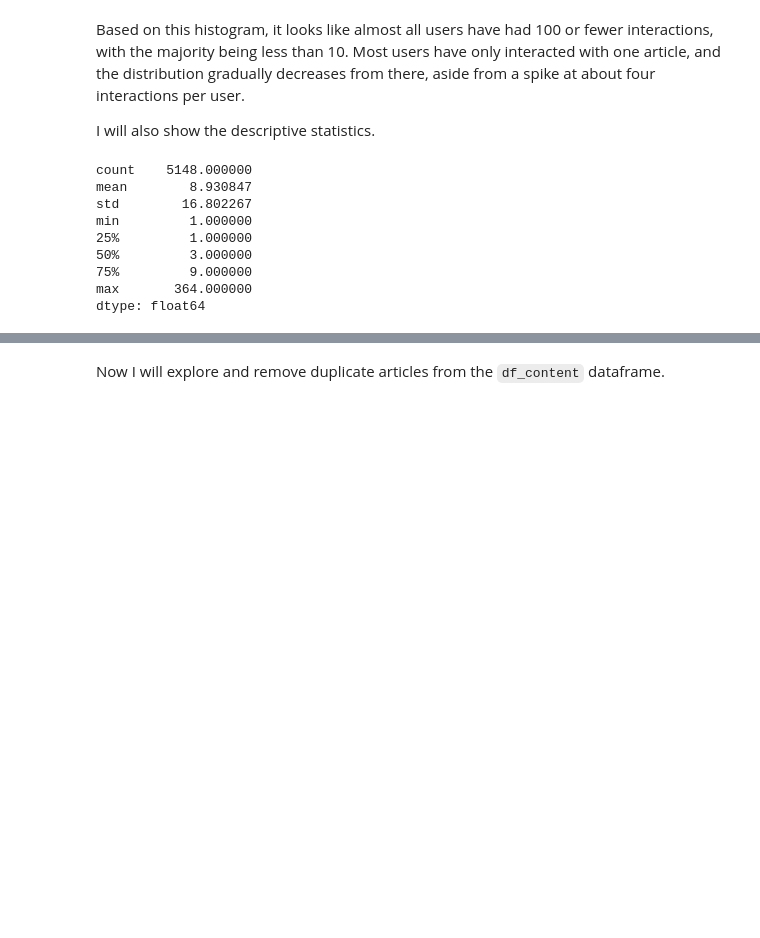
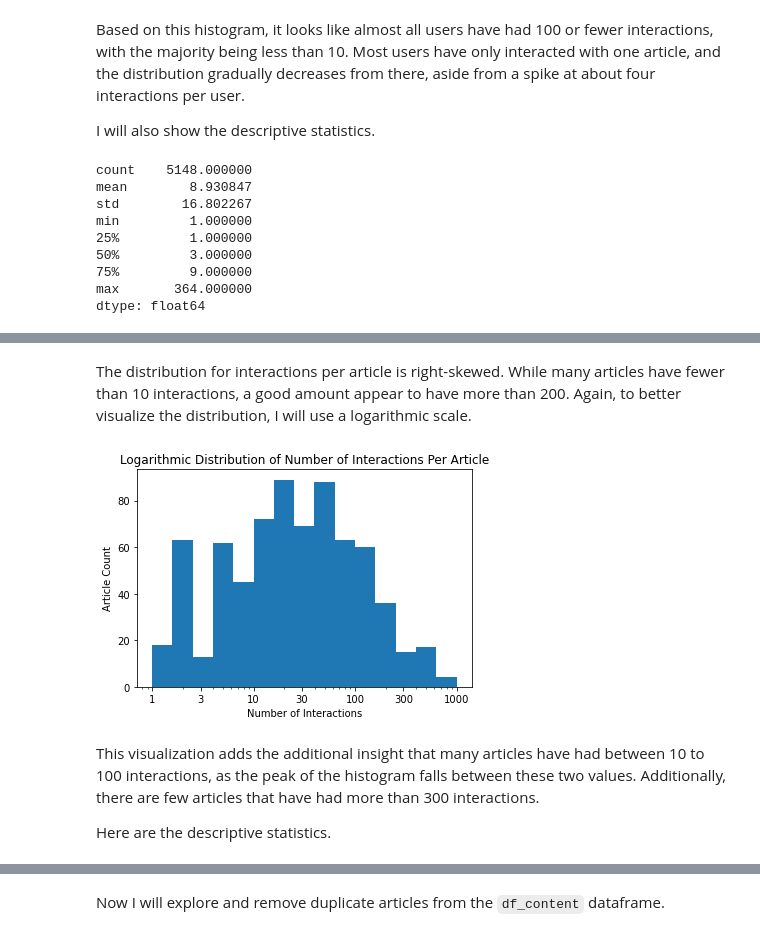
Before and after one commit to evanchen13/ibm-recommendations, a Jupyter notebook: Recommendations_with_IBM.ipynb, the cells around one changed output, grey strips where cells are left out. Saved outputs shown, nothing was run; the diff lists cells and outputs as text; code cells hidden in the pictures; blank space fills up the shorter version.

```diff
--- a/Recommendations_with_IBM.ipynb
+++ b/Recommendations_with_IBM.ipynb
@@ -129,0 +142,22 @@ max_views_by_user = interactions_per_user.max()
+# %% [markdown]
+The distribution for interactions per article is right-skewed. While many articles have fewer than 10 interactions, a good amount appear to have more than 200. Again, to better visualize the distribution, I will use a logarithmic scale.
+# %%
+log_bin_size = 0.2
+bins = 10**np.arange(
+    np.log10(interactions_per_article.min()),
+    np.log10(interactions_per_article.max())+log_bin_size,
+    log_bin_size
+)
+xticks = [1, 3, 10, 30, 100, 300, 1000]
+plt.hist(interactions_per_article, bins=bins)
+plt.xscale('log')
+plt.xticks(xticks, xticks)
+plt.title('Logarithmic Distribution of Number of Interactions Per Article')
+plt.xlabel('Number of Interactions')
+plt.ylabel('Article Count');
+# %% [output]
+[figure, added]
+# %% [markdown]
+This visualization adds the additional insight that many articles have had between 10 to 100 interactions, as the peak of the histogram falls between these two values. Additionally, there are few articles that have had more than 300 interactions.
+
+Here are the descriptive statistics.
```
Also changed, not shown: parts of 3 cells of this notebook.
